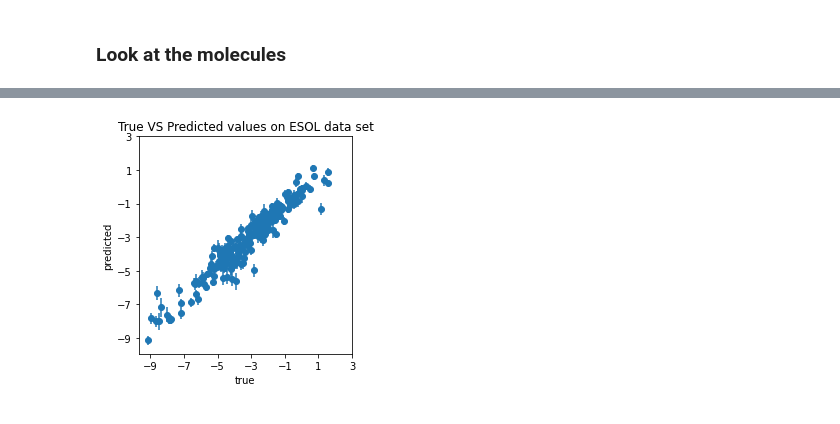
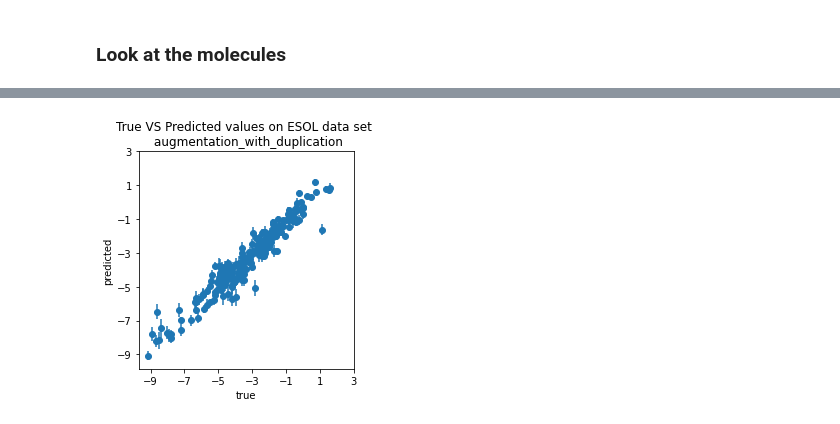
Before and after one commit to volkamerlab/maxsmi, a Jupyter notebook: maxsmi/results_ensemble_learning.ipynb, the cells around one changed output, grey strips where cells are left out. Drawn from its saved outputs; the diff is of its cells as text; code cells hidden in the pictures.

```diff
--- a/maxsmi/results_ensemble_learning.ipynb
+++ b/maxsmi/results_ensemble_learning.ipynb
@@ -123,18 +238,18 @@ Absolute of the averaged error: 1.22
 # %%
 fig, ax = plt.subplots()
 x = test_data["target"]
 y = test_data["average_prediction"]
 err = test_data["std_prediction"]
 
 plt.errorbar(x, y, yerr=err, fmt='o')
 
 ax.set_xticks(np.arange(-9, 4, 2))
 ax.set_yticks(np.arange(-9, 4, 2))
 ax.set_xlabel("true")
 ax.set_ylabel("predicted")
 ax.set_aspect("equal", adjustable="box")
-ax.set_title(f"True VS Predicted values on {TASK} data set")
+ax.set_title(f"True VS Predicted values on {TASK} data set \n {AUGMENTATION_STRATEGY}")
 
 plt.show()
 # %% [output]
-[figure, old version]
+[figure, new version]
```
Also changed, not shown: parts of 14 cells of this notebook.
